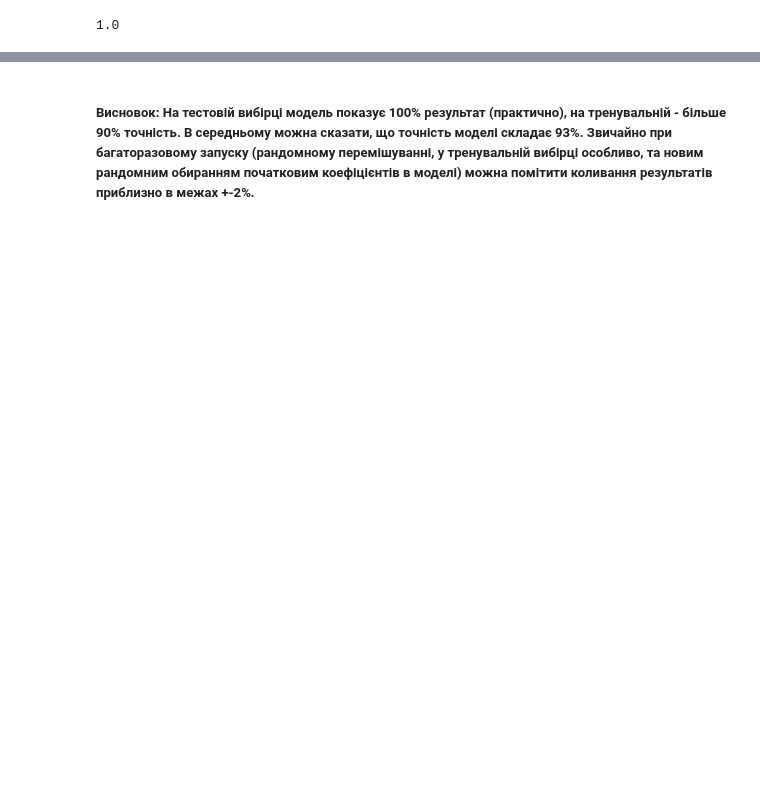
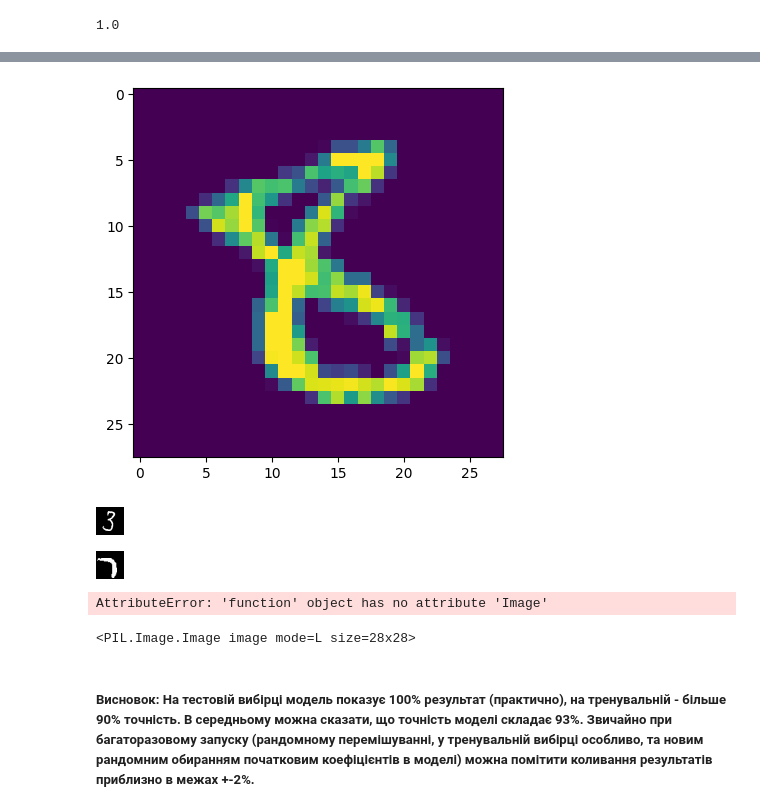
Before and after one commit to DenysTantsiura/datas, a Jupyter notebook: Hw_8/tensorflow_mnist_hw8.ipynb, the cells around one changed output, grey strips where cells are left out. Saved outputs shown, nothing was run; the diff lists cells and outputs as text; code cells hidden in the pictures; blank space fills up the shorter version.

```diff
--- a/Hw_8/tensorflow_mnist_hw8.ipynb
+++ b/Hw_8/tensorflow_mnist_hw8.ipynb
@@ -322,3 +350,42 @@ for q, qq in test_data.take(1):
+# %%
+from matplotlib.pyplot import imshow
+from IPython.display import display
+
+for x_t, y_t in test_data.take(2):
+    imshow(np.asarray(Image.fromarray((x_t.numpy()[1].reshape(28, 28) * 255).astype(np.uint8))))
+# %% [output]
+[figure, added]
+# %%
+from io import BytesIO
+import PIL
+from IPython.display import display, Image
+
+def display_img_array(ima):
+    im = PIL.Image.fromarray(ima)
+    bio = BytesIO()
+    im.save(bio, format='png')
+    display(Image(bio.getvalue(), format='png'))
+
+for x_t, y_t in test_data.take(2):
+    ima = (x_t.numpy()[1].reshape(28, 28) * 255).astype(np.uint8)
+    display_img_array(ima)
+# %% [output]
+[figure, added]
+[figure, added]
+# %%
+for q, qq in test_data.take(1):
+    # print(q.numpy()[1].reshape(28, 28))
+    array = q.numpy()[1].reshape(28, 28)
+    array = array * 255
+    array = array.astype(np.uint8)
+    new_image = PIL.Image.fromarray(array)
+
+# new_image
+# new_image.save('new.png')
+display(new_image)
+# %% [output]
+AttributeError: 'function' object has no attribute 'Image'
+<PIL.Image.Image image mode=L size=28x28>
 # %%
 # 784px
 # %% [markdown]
```
Also changed, not shown: parts of 13 cells of this notebook, 2 other files.
